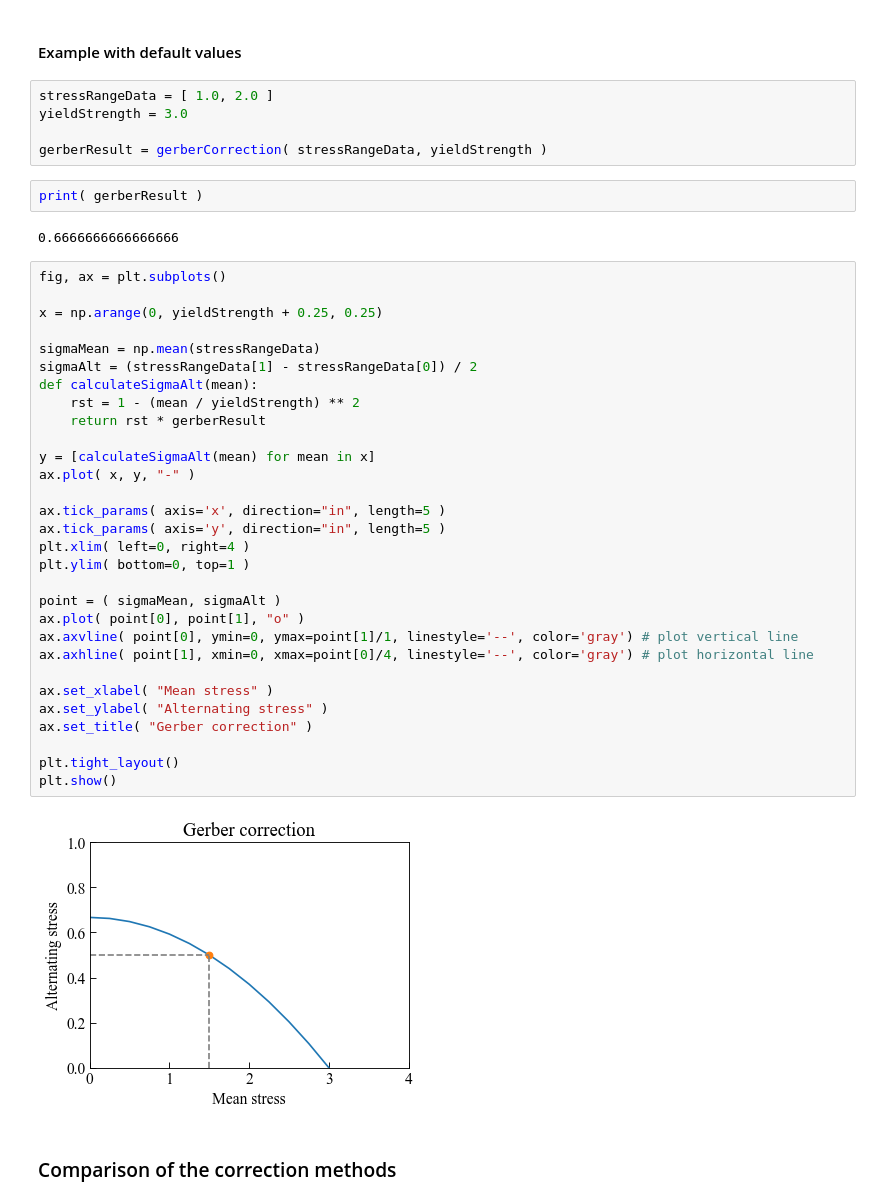
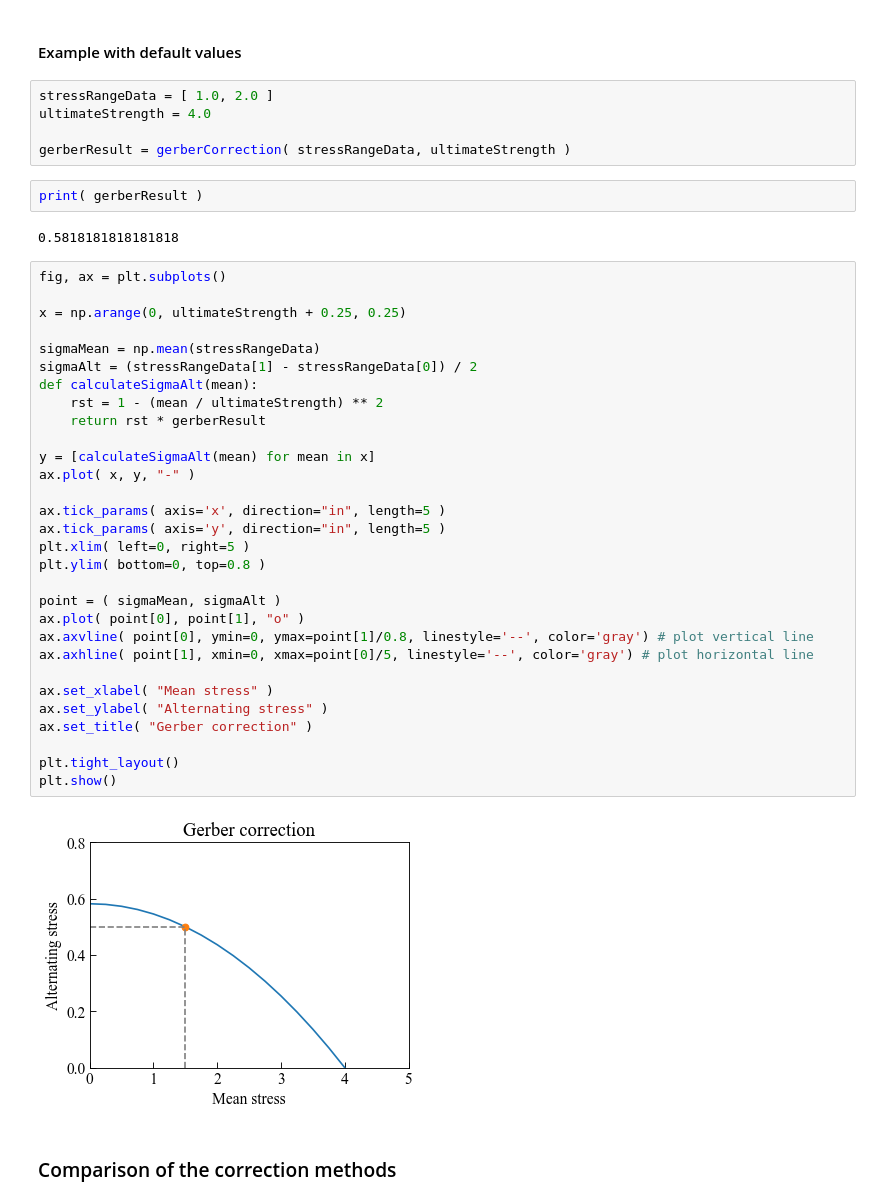
Before and after one commit to dpzhuX/ffpack, a Jupyter notebook: docs/source/moduleCookbook/lccMeanStressCorrection.ipynb, the cells around one changed output. Saved outputs shown, nothing was run; the diff lists cells and outputs as text.

Commit message:
ultimate strength in Gerber

```diff
--- a/docs/source/moduleCookbook/lccMeanStressCorrection.ipynb
+++ b/docs/source/moduleCookbook/lccMeanStressCorrection.ipynb
@@ -228,45 +233,45 @@ gerberCorrection(stressRange, yieldStrength, n=1.0)
 #### Example with default values
 # %%
 stressRangeData = [ 1.0, 2.0 ]
-yieldStrength = 3.0
+ultimateStrength = 4.0
 
-gerberResult = gerberCorrection( stressRangeData, yieldStrength )
+gerberResult = gerberCorrection( stressRangeData, ultimateStrength )
 # %%
 print( gerberResult )
 # %% [output]
-0.6666666666666666
+0.5818181818181818
 # %%
 fig, ax = plt.subplots()
 
-x = np.arange(0, yieldStrength + 0.25, 0.25)
+x = np.arange(0, ultimateStrength + 0.25, 0.25)
 
 sigmaMean = np.mean(stressRangeData)
 sigmaAlt = (stressRangeData[1] - stressRangeData[0]) / 2
 def calculateSigmaAlt(mean):
-    rst = 1 - (mean / yieldStrength) ** 2
+    rst = 1 - (mean / ultimateStrength) ** 2
     return rst * gerberResult
 
 y = [calculateSigmaAlt(mean) for mean in x]
 ax.plot( x, y, "-" )
 
 ax.tick_params( axis='x', direction="in", length=5 )
 ax.tick_params( axis='y', direction="in", length=5 )
-plt.xlim( left=0, right=4 )
-plt.ylim( bottom=0, top=1 )
+plt.xlim( left=0, right=5 )
+plt.ylim( bottom=0, top=0.8 )
 
 point = ( sigmaMean, sigmaAlt )
 ax.plot( point[0], point[1], "o" )
-ax.axvline( point[0], ymin=0, ymax=point[1]/1, linestyle='--', color='gray') # plot vertical line
-ax.axhline( point[1], xmin=0, xmax=point[0]/4, linestyle='--', color='gray') # plot horizontal line
+ax.axvline( point[0], ymin=0, ymax=point[1]/0.8, linestyle='--', color='gray') # plot vertical line
+ax.axhline( point[1], xmin=0, xmax=point[0]/5, linestyle='--', color='gray') # plot horizontal line
 
 ax.set_xlabel( "Mean stress" )
 ax.set_ylabel( "Alternating stress" )
 ax.set_title( "Gerber correction" )
 
 plt.tight_layout()
 plt.show()
 # %% [output]
-[figure, old version]
+[figure, new version]
 # %% [markdown]
 ### Comparison of the correction methods
 # %%
```
Also changed, not shown: parts of 4 cells of this notebook, 3 other files.
